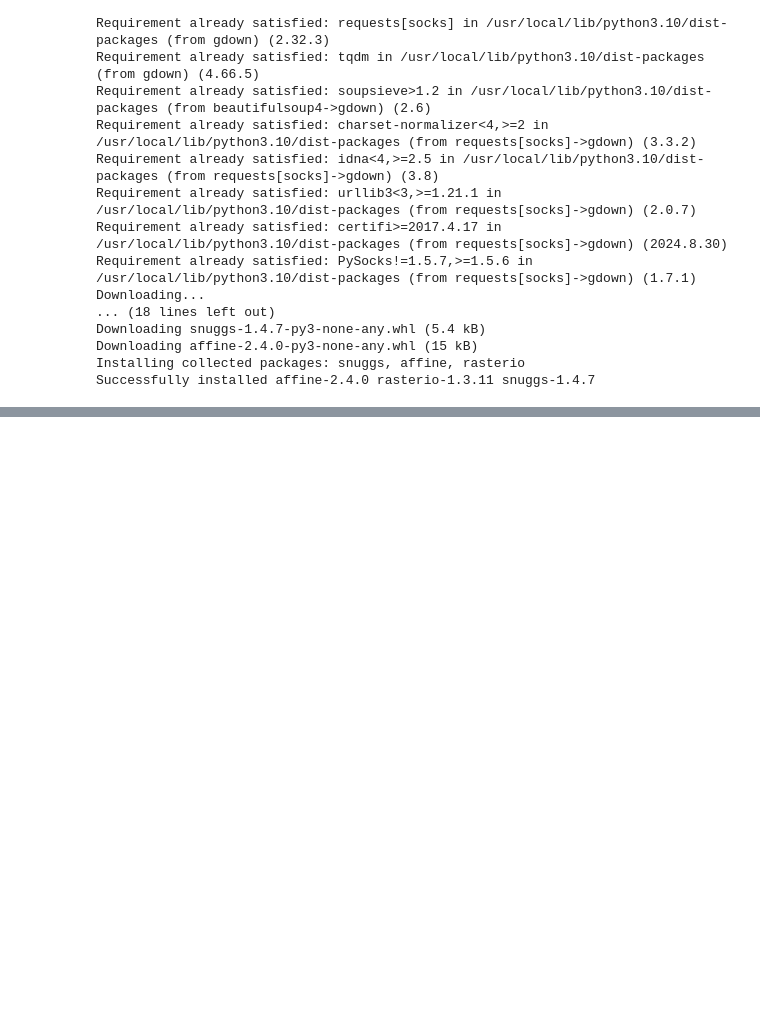
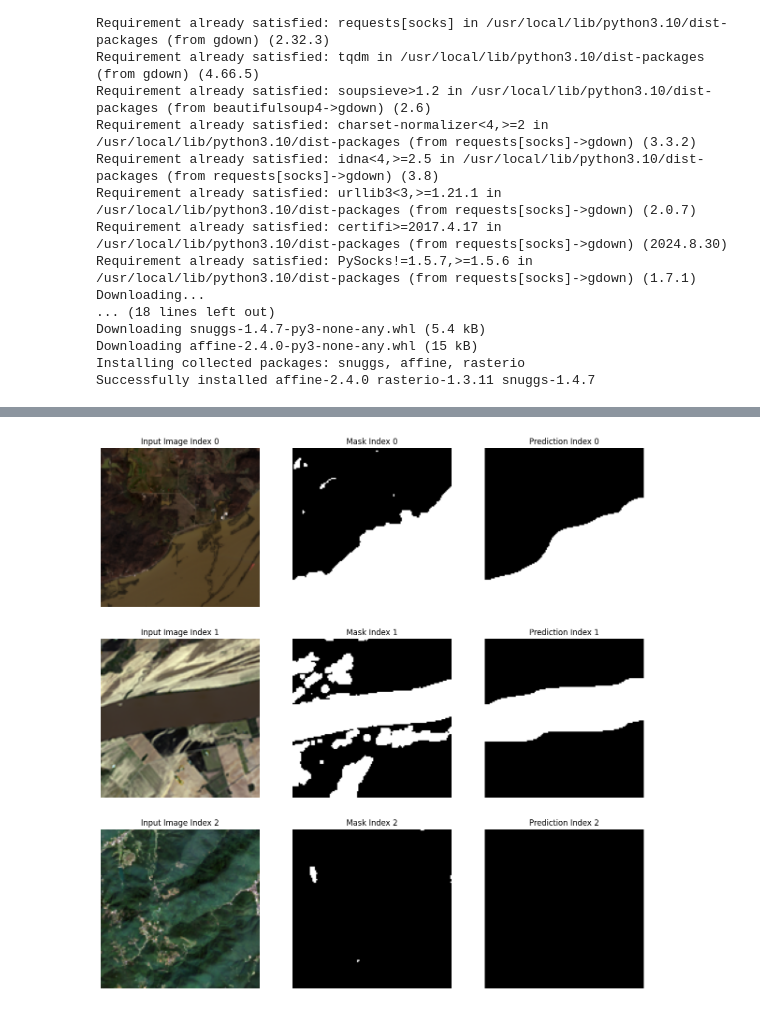
Before and after one commit to Hassouna9/Water-Segmtation-for-Sattllite-Data-Deeplap3-model-deployed-with-flask, a Jupyter notebook: Segmentation.ipynb, the cells around one changed output, grey strips where cells are left out. Cells and saved outputs as stored; diff of their text form; code cells hidden in the pictures; blank space fills up the shorter version.

```diff
--- a/Segmentation.ipynb
+++ b/Segmentation.ipynb
@@ -406,0 +333,64 @@ Saved image to saved_images/y_4.png
+# %%
+def visualize_input_mask_prediction(loader, model, device='cuda', indices=[0, 1, 2], red_band=3, green_band=2, blue_band=1):
+    """Visualize input images, their corresponding masks, and model predictions."""
+    model.eval()  # Switch to evaluation mode
+    with torch.no_grad():  # No need to track gradients
+        for batch_index, (inputs, masks) in enumerate(loader):
+            if batch_index == 0:  # Only process the first batch
+                inputs = inputs.to(device)
+                outputs = model(inputs)['out']  # Assuming model output is a dict with 'out' key
+                predictions = torch.sigmoid(outputs)  # Convert logits to probabilities
+                predictions = (predictions > 0.5).float()  # Threshold probabilities to create a binary mask
+
+                # Move tensors to CPU for visualization
+                inputs = inputs.cpu()
+                masks = masks.cpu()
+                predictions = predictions.cpu()
+
+                plt.figure(figsize=(15, len(indices) * 5))
+
+                for i, index in enumerate(indices):
+                    # Setup for RGB image visualization from inputs
+                    red = inputs[index, red_band, :, :].numpy()
+                    green = inputs[index, green_band, :, :].numpy()
+                    blue = inputs[index, blue_band, :, :].numpy()
+
+                    # Normalize the channels to the [0, 1] range
+                    red_normalized = (red - red.min()) / (red.max() - red.min())
+                    green_normalized = (green - green.min()) / (green.max() - green.min())
+                    blue_normalized = (blue - blue.min()) / (blue.max() - blue.min())
+
+                    rgb_image = np.stack([red_normalized, green_normalized, blue_normalized], axis=-1)
+
+                    # Input Image
+                    plt.subplot(len(indices), 3, 3*i+1)
+                    plt.imshow(rgb_image)
+                    plt.title(f"Input Image Index {index}")
+                    plt.axis('off')
+
+                    # Ground Truth Mask
+                    if masks.ndim == 4:
+                        mask = masks[index, 0, :, :].numpy()
+                    elif masks.ndim == 3:
+                        mask = masks[index, :, :].numpy()
+
+                    plt.subplot(len(indices), 3, 3*i+2)
+                    plt.imshow(mask, cmap='gray')
+                    plt.title(f"Mask Index {index}")
+                    plt.axis('off')
+
+                    # Predicted Mask
+                    prediction = predictions[index, 0, :, :].numpy()
+                    plt.subplot(len(indices), 3, 3*i+3)
+                    plt.imshow(prediction, cmap='gray')
+                    plt.title(f"Prediction Index {index}")
+                    plt.axis('off')
+
+                plt.show()
+                break  # Stop after the first batch
+
+    model.train()  # Switch back to training mode
+
+visualize_input_mask_prediction(train_loader, model)
+# %% [output]
+[figure, added]
```
Also changed, not shown: parts of 8 cells of this notebook.
